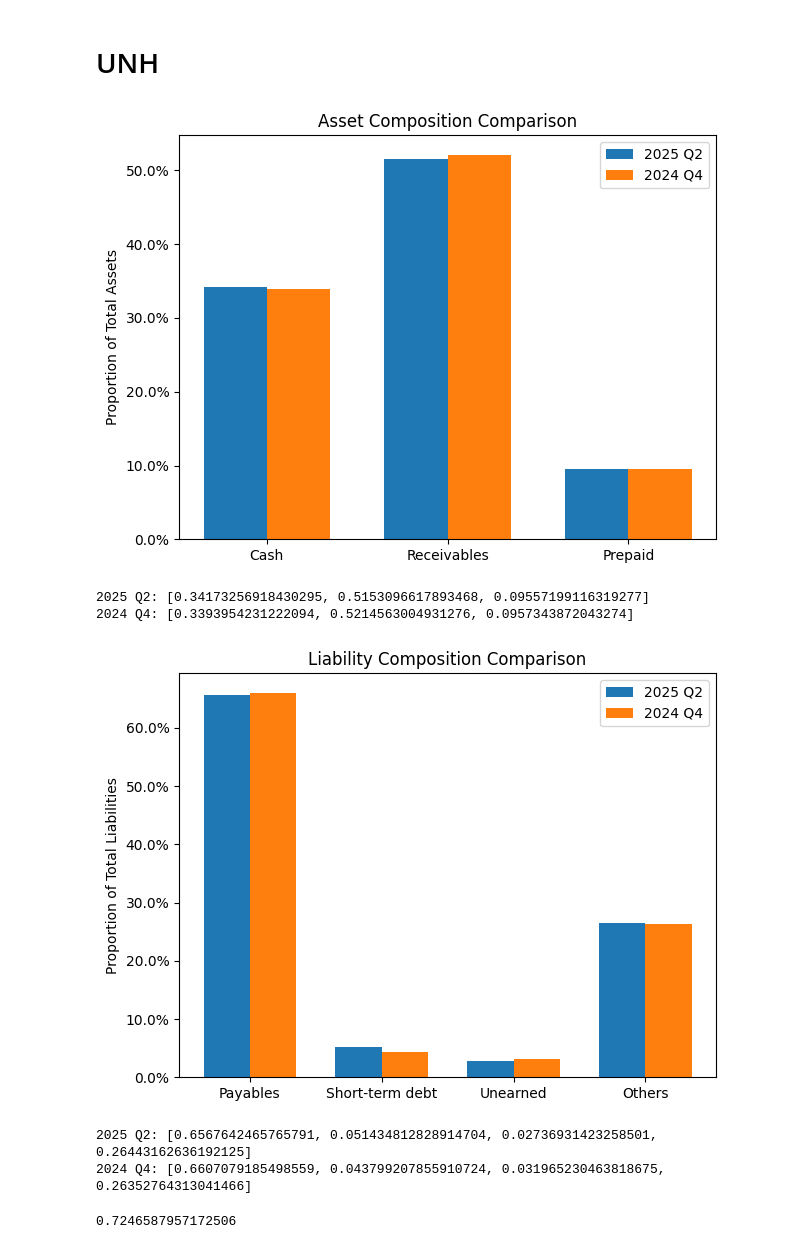
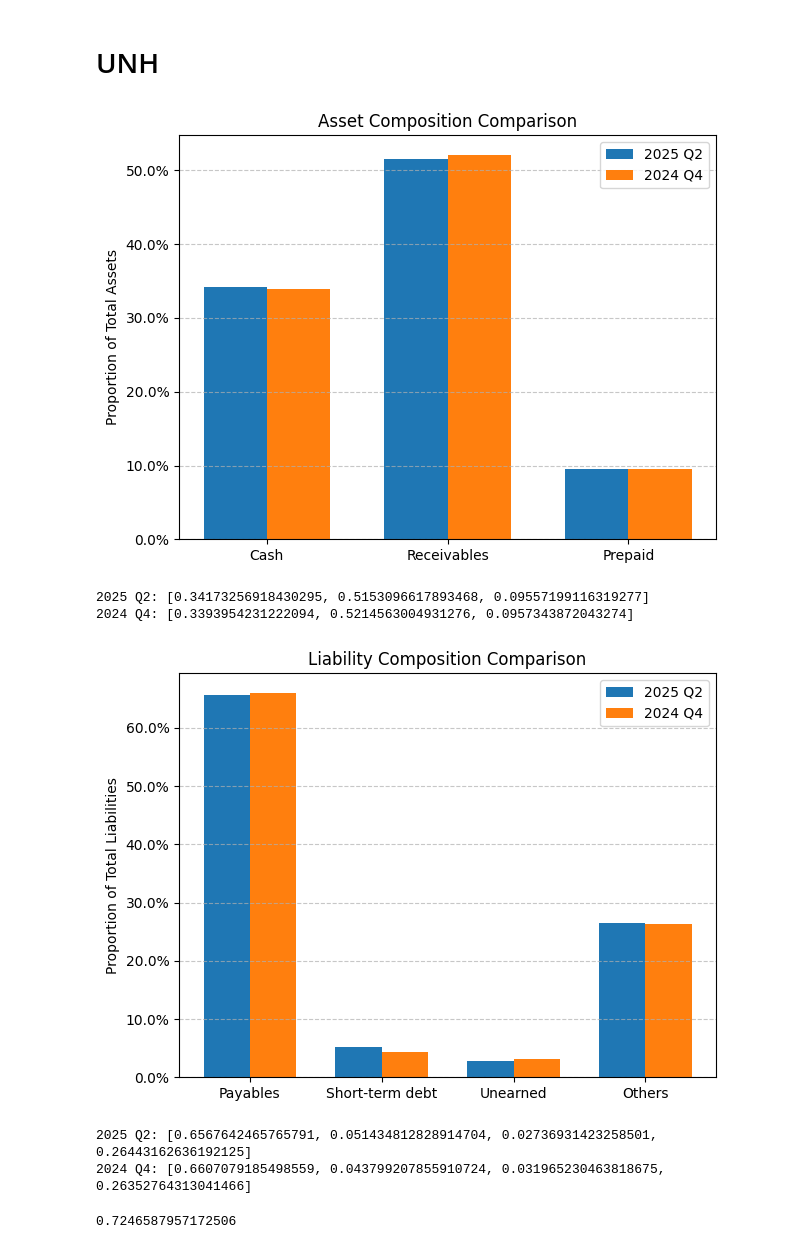
Before and after one commit to seafoodfry/quant, a Jupyter notebook: notebooks/comparing-fundamentals.ipynb, the cells around one changed output. Saved outputs shown, nothing was run; the diff lists cells and outputs as text; code cells hidden in the pictures.

```diff
--- a/notebooks/comparing-fundamentals.ipynb
+++ b/notebooks/comparing-fundamentals.ipynb
@@ -15,9 +15,10 @@ class Assets:
     other_receivables: int
     # Prepaid expenses and other current assets
     prepaid: int
+    others: int = 0
 
     def total(self):
-        return self.cash + self.short + self.receivables + self.other_receivables + self.prepaid
+        return self.cash + self.short + self.receivables + self.other_receivables + self.prepaid + self.others
 
     def total_receivables(self):
         return self.receivables + self.other_receivables
@@ -42,7 +43,7 @@ class Liabilities:
 # %% [markdown]
 # UNH
 # %%
-unh_25q2 = Assets(
+unh_25q2_curr_assets = Assets(
     cash = 28_596,
     short = 3_424,
     receivables = 24_142,
@@ -50,7 +51,7 @@ unh_25q2 = Assets(
     prepaid = 8_955
 )
 
-unh_24q4 = Assets(
+unh_24q4_curr_assets = Assets(
     cash = 25_312,
     short = 3_801,
     receivables = 22_365,
@@ -101,6 +102,7 @@ def plot_asset_composition_comp(assets_new, assets_old, label_new='2025 Q2', lab
     ax.set_xticklabels(categories)
     ax.legend()
     ax.yaxis.set_major_formatter(plt.FuncFormatter(lambda y, _: '{:.1%}'.format(y)))
+    plt.grid(axis='y', linestyle='--', alpha=0.7)
 
     plt.tight_layout()
     plt.show()
@@ -139,6 +141,7 @@ def plot_current_liabilities(liabilities_new, liabilities_old, label_new='2025 Q
     ax.set_xticklabels(categories)
     ax.legend()
     ax.yaxis.set_major_formatter(plt.FuncFormatter(lambda y, _: '{:.1%}'.format(y)))
+    plt.grid(axis='y', linestyle='--', alpha=0.7)
 
     plt.tight_layout()
     plt.show()
@@ -146,15 +149,15 @@ def plot_current_liabilities(liabilities_new, liabilities_old, label_new='2025 Q
     print(f'{label_new}: {new_values}')
     print(f'{label_old}: {old_values}')
 # %%
-plot_asset_composition_comp(unh_25q2, unh_24q4, label_new='2025 Q2', label_old='2024 Q4')
+plot_asset_composition_comp(unh_25q2_curr_assets, unh_24q4_curr_assets, label_new='2025 Q2', label_old='2024 Q4')
 # %% [output]
-[figure, old version]
+[figure, new version]
 2025 Q2: [0.34173256918430295, 0.5153096617893468, 0.09557199116319277]
 2024 Q4: [0.3393954231222094, 0.5214563004931276, 0.0957343872043274]
 # %%
 plot_current_liabilities(unh_25q2_curr_liabilities, unh_24q4_curr_liabilities, label_new='2025 Q2', label_old='2024 Q4')
 # %% [output]
-[figure, old version]
+[figure, new version]
 2025 Q2: [0.6567642465765791, 0.051434812828914704, 0.02736931423258501, 0.26443162636192125]
 2024 Q4: [0.6607079185498559, 0.043799207855910724, 0.031965230463818675, 0.26352764313041466]
 # %%
```
Also changed, not shown: parts of 9 cells of this notebook.
